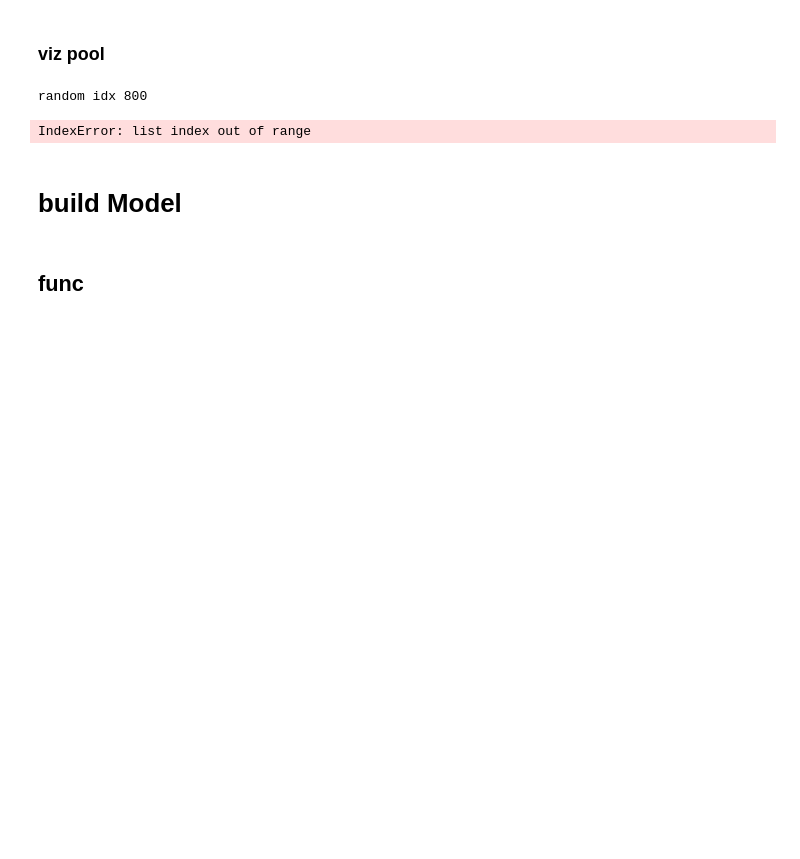
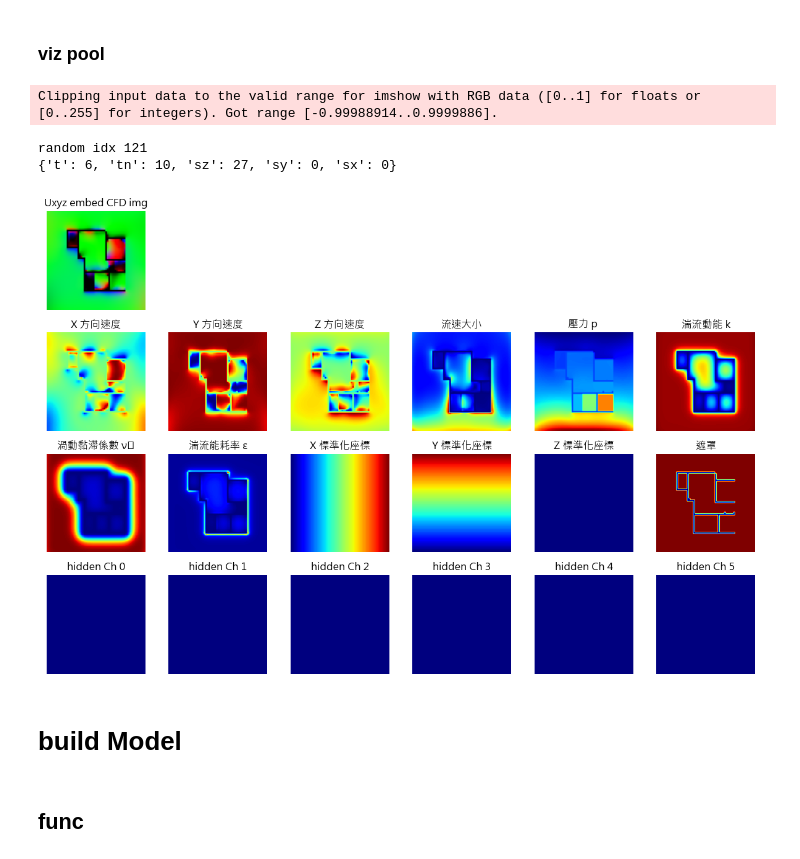
Before and after one commit to ms-112-scott/NCA_Research, a Jupyter notebook: E3_simpleCFD_NCA/notebooks/E3-1_CFD_NCA.ipynb, the cells around one changed output. Drawn from its saved outputs; the diff is of its cells as text; code cells hidden in the pictures; blank space fills up the shorter version.

```diff
--- a/E3_simpleCFD_NCA/notebooks/E3-1_CFD_NCA.ipynb
+++ b/E3_simpleCFD_NCA/notebooks/E3-1_CFD_NCA.ipynb
@@ -85,11 +85,11 @@ clear_output()
 # Global Params
 # %%
 #@title Cellular Automata Parameters
-CHANNEL_N = 16        # Number of CA state channels
+CHANNEL_N = 32        # Number of CA state channels
 TARGET_PADDING = 16   # Number of pixels used to pad the target image border
-TARGET_SIZE = 80
+TARGET_SIZE = 64
 BATCH_SIZE = 8
-POOL_SIZE = 1024
+POOL_SIZE = 256
 
 
 USE_PATTERN_POOL = True
@@ -113,5 +115,5 @@ plt_split_channels(static_fields[16], histogram=False, max_channels=None)
 # %%
-def create_CFD_pool(pool_count =POOL_SIZE,  output_meta=False):
+def create_CFD_pool(pool_count =POOL_SIZE,  output_meta=False, total_c=CHANNEL_N):
     """
     取得一個批次的CFD 資料
     """
@@ -119,5 +121,19 @@ def create_CFD_pool(pool_count =POOL_SIZE,  output_meta=False):
     t_slices = crop_and_resize(t_slices, (TARGET_SIZE,TARGET_SIZE), crop_size=2)
     tn_slices = crop_and_resize(tn_slices, (TARGET_SIZE,TARGET_SIZE), crop_size=2)
 
+    new_order=[4,5,6,7,8,9,10,11,0,1,2,3]
+    t_slices  = tf.gather(t_slices, indices=new_order, axis=-1)
+    tn_slices = tf.gather(tn_slices, indices=new_order, axis=-1)
+
+    t_slices = tf.reverse(t_slices, axis=[1])
+    tn_slices = tf.reverse(tn_slices, axis=[1])
+
+
+
+    hidden_channels = tf.zeros((pool_count, TARGET_SIZE, TARGET_SIZE, total_c - t_slices.shape[-1]), dtype=tf.float32)
+
+    t_slices = tf.concat([t_slices, hidden_channels], axis=-1)
+    tn_slices = tf.concat([tn_slices, hidden_channels], axis=-1)
+
     return t_slices, tn_slices, metadata
 # %%
@@ -160,15 +155,17 @@ ResourceExhaustedError: in user code:
 # %%
 random_idx = np.random.randint(0, POOL_SIZE)
 print("random idx", random_idx)
 slice_data = metadata[random_idx]
+print(slice_data)
 t_title = f"CFD imgs for time {slice_data['t']} | xyz{slice_data['sx'],slice_data['sy'],slice_data['sz']} "
 tn_title = f"CFD imgs for time {slice_data['tn']} | xyz{slice_data['sx'],slice_data['sy'],slice_data['sz']} "
-plt_split_channels(t_slices[random_idx], histogram=False, max_channels=None)
-plt_CFD_channels(t_slices[random_idx], title=t_title, channel_names=None, show_info=False, cmap='jet')
-plt_CFD_channels(tn_slices[random_idx], title=tn_title, channel_names=None, show_info=False, cmap='jet')
+
+plt_CFD_channels(t_slices_pool[random_idx], cols=6, histogram=False, channel_max=18, title=CHANNEL_NAMES)
 # %% [output]
-random idx 800
+Clipping input data to the valid range for imshow with RGB data ([0..1] for floats or [0..255] for integers). Got range [-0.99988914..0.9999886].
-IndexError: list index out of range
+random idx 121
+{'t': 6, 'tn': 10, 'sz': 27, 'sy': 0, 'sx': 0}
+[figure, added]
 # %% [markdown]
 # build Model
 # %% [markdown]
```
Also changed, not shown: parts of 10 cells of this notebook, 6 other files.
